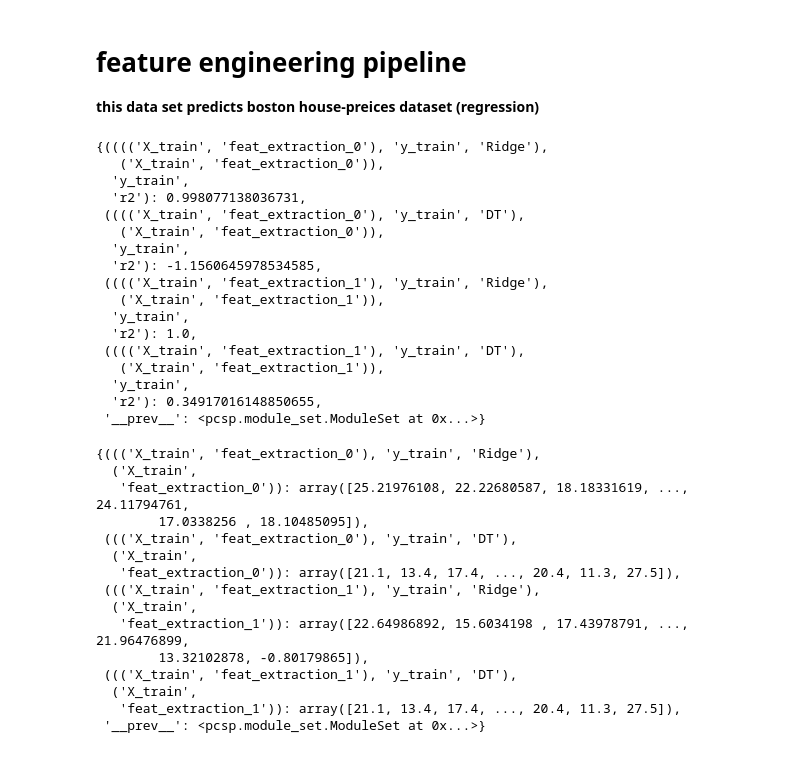
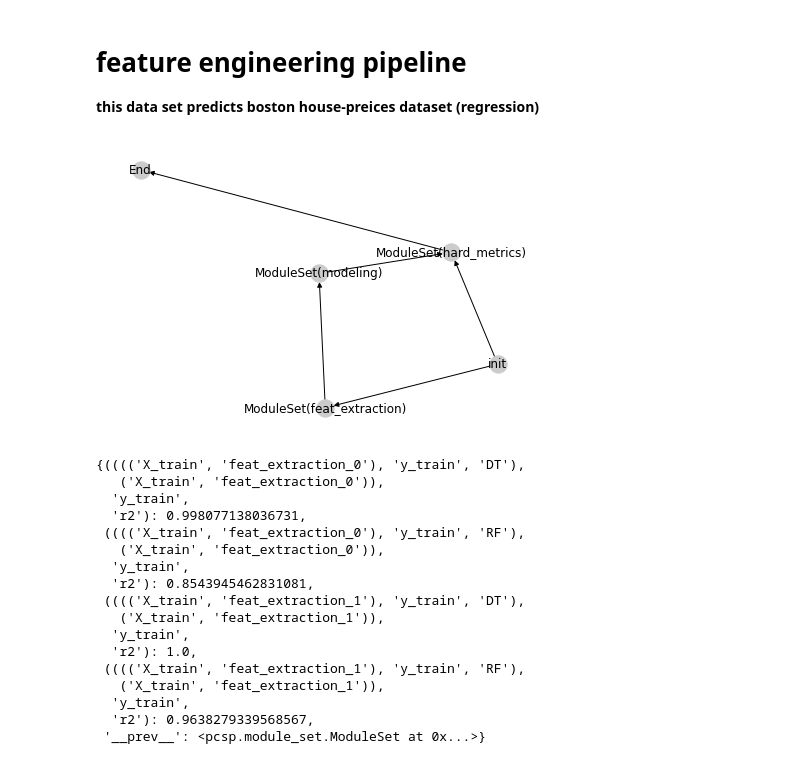
Before and after one commit to Yu-Group/veridical-flow, a Jupyter notebook: notebooks/synthetic_classification.ipynb, the cells around one changed output. Cells and saved outputs as stored; diff of their text form; code cells hidden in the pictures.

```diff
--- a/notebooks/synthetic_classification.ipynb
+++ b/notebooks/synthetic_classification.ipynb
@@ -138,74 +113,53 @@ feat_extraction_funcs = [partial(extract_feats, feat_names=['CRIM', 'ZN', 'INDUS
                         ]
 feat_extraction = ModuleSet(name='feat_extraction',
                             modules=feat_extraction_funcs)
 
 X_feats_train = feat_extraction(X_train)
-X_feats_test = feat_extraction(X_test)
-
-
+# X_feats_test = feat_extraction(X_test)
 
 modeling_set = ModuleSet(name='modeling',
-                         modules=[#RidgeCV(max_iter=1000, tol=0.1),
-
-                                  DecisionTreeRegressor(),RidgeCV()],
-                         module_keys=["Ridge", "DT"])
+                         modules=[DecisionTreeRegressor(), RandomForestRegressor()],
+                         module_keys=["DT", "RF"])
 
 # how can we properly pass a y here so that it will fit properly?
 # this runs, but modeling_set.out is empty
 _ = modeling_set.fit(X_feats_train,y_train)
 
 # #get predictions
 preds_all = modeling_set.predict(X_feats_train)
 
 # y_test_dict = {('data_0', 'feat_extraction_0'): y_test['X_test'], ('data_0', 'feat_extraction_1'): y_test['X_test']}
 
 #get metrics
 hard_metrics_set = ModuleSet(name='hard_metrics',
                               modules=[r2_score],
                              module_keys=["r2"])
 hard_metrics = hard_metrics_set.evaluate(preds_all, y_train)
 
 
 
 # inspect the pipeline
 #for k in hard_metrics:
 #     print(k, hard_metrics[k])
-#G = build_graph(hard_metrics, draw=True)
-#plt.show()
+G = build_graph(hard_metrics, draw=True)
+plt.show()
 hard_metrics
 # %% [output]
+[figure, added]
-{(((('X_train', 'feat_extraction_0'), 'y_train', 'Ridge'),
+{(((('X_train', 'feat_extraction_0'), 'y_train', 'DT'),
    ('X_train', 'feat_extraction_0')),
   'y_train',
   'r2'): 0.998077138036731,
- (((('X_train', 'feat_extraction_0'), 'y_train', 'DT'),
+ (((('X_train', 'feat_extraction_0'), 'y_train', 'RF'),
    ('X_train', 'feat_extraction_0')),
   'y_train',
-  'r2'): -1.1560645978534585,
- (((('X_train', 'feat_extraction_1'), 'y_train', 'Ridge'),
+  'r2'): 0.8543945462831081,
+ (((('X_train', 'feat_extraction_1'), 'y_train', 'DT'),
    ('X_train', 'feat_extraction_1')),
   'y_train',
   'r2'): 1.0,
- (((('X_train', 'feat_extraction_1'), 'y_train', 'DT'),
+ (((('X_train', 'feat_extraction_1'), 'y_train', 'RF'),
    ('X_train', 'feat_extraction_1')),
   'y_train',
-  'r2'): 0.34917016148850655,
+  'r2'): 0.9638279339568567,
  '__prev__': <pcsp.module_set.ModuleSet at 0x...>}
-# %%
-preds_all
-# %% [output]
-{((('X_train', 'feat_extraction_0'), 'y_train', 'Ridge'),
-  ('X_train',
-   'feat_extraction_0')): array([25.21976108, 22.22680587, 18.18331619, ..., 24.11794761,
-        17.0338256 , 18.10485095]),
- ((('X_train', 'feat_extraction_0'), 'y_train', 'DT'),
-  ('X_train',
-   'feat_extraction_0')): array([21.1, 13.4, 17.4, ..., 20.4, 11.3, 27.5]),
- ((('X_train', 'feat_extraction_1'), 'y_train', 'Ridge'),
-  ('X_train',
-   'feat_extraction_1')): array([22.64986892, 15.6034198 , 17.43978791, ..., 21.96476899,
-        13.32102878, -0.80179865]),
- ((('X_train', 'feat_extraction_1'), 'y_train', 'DT'),
-  ('X_train',
-   'feat_extraction_1')): array([21.1, 13.4, 17.4, ..., 20.4, 11.3, 27.5]),
- '__prev__': <pcsp.module_set.ModuleSet at 0x...>}
```
Also changed, not shown: parts of 12 cells of this notebook, 6 other files.
